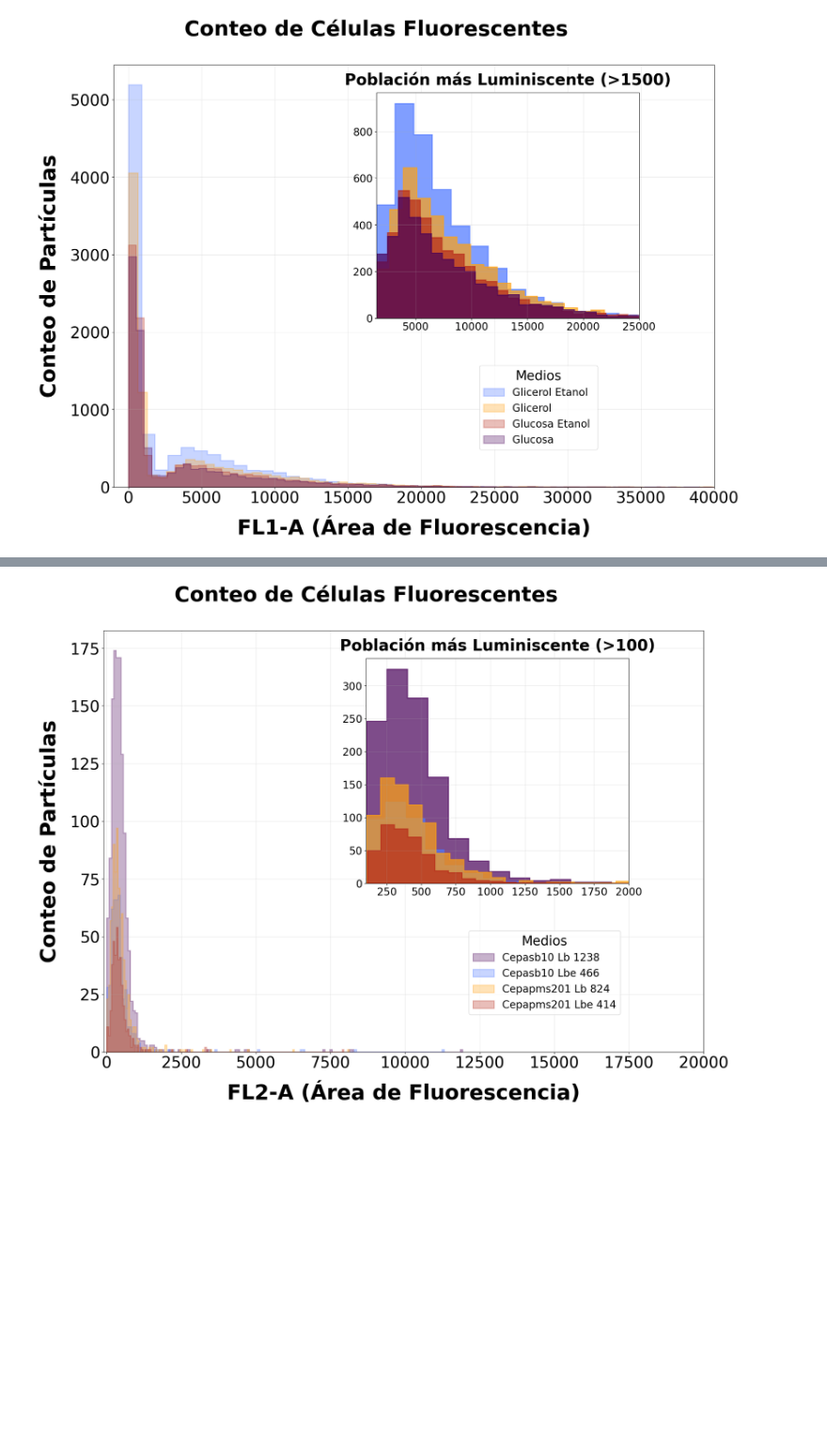
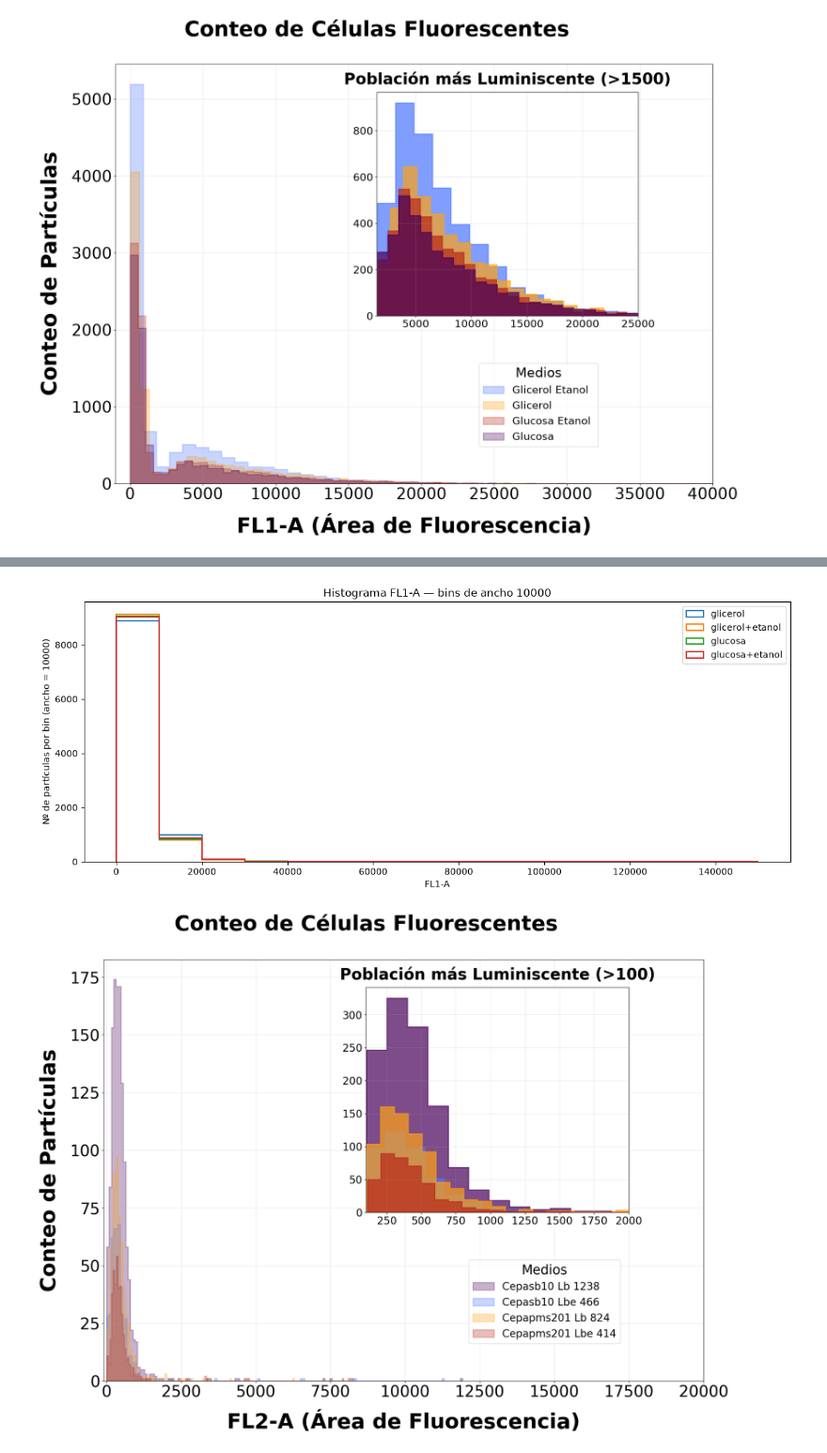
Before and after one commit to ValentinaBustos2025/Proyecto-Experimental, a Jupyter notebook: Datos/cargaDeDatoYPlot copy.ipynb, the cells around one changed output, grey strips where cells are left out. Shown at 94% size. Saved outputs shown, nothing was run; the diff lists cells and outputs as text; code cells hidden in the pictures; blank space fills up the shorter version.

```diff
--- a/Datos/cargaDeDatoYPlot copy.ipynb
+++ b/Datos/cargaDeDatoYPlot copy.ipynb
@@ -202,3 +241,49 @@ grafica_histograma(datos_muestras, "DatosControl")
+# %%
+# --- 1. Cargar (cada variable = tupla de 14 listas) ---
+glicerol        = cargar_datos_csv_listas('Citometro/Erol.csv')
+glicerol_etanol = cargar_datos_csv_listas('Citometro/Erolol.csv')
+glucosa         = cargar_datos_csv_listas('Citometro/Osa.csv')
+glucosa_etanol  = cargar_datos_csv_listas('Citometro/Osaol.csv')
+
+# --- 2. Columna FL1_A completa (índice 2) ---
+fl1_glicerol        = glicerol[2]
+fl1_glicerol_etanol = glicerol_etanol[2]
+fl1_glucosa         = glucosa[2]
+fl1_glucosa_etanol  = glucosa_etanol[2]
+
+# --- 3. Bins de ANCHO FIJO = 100, alineados a múltiplos de 100 ---
+todos = np.concatenate([fl1_glicerol, fl1_glicerol_etanol,
+                        fl1_glucosa,  fl1_glucosa_etanol])
+
+ANCHO = 10000
+inicio = int(np.floor(todos.min() / ANCHO) * ANCHO)   # p.ej. 0 si min es 37
+fin    = int(np.ceil(todos.max()  / ANCHO) * ANCHO) + ANCHO
+
+bins    = np.arange(inicio, fin + ANCHO, ANCHO)       # ¡ancho exacto = 100!
+centros = (bins[:-1] + bins[1:]) / 2
+
+
+# --- 4. Conteo de partículas por bin ---
+h_glicerol,        _ = np.histogram(fl1_glicerol,        bins=bins)
+h_glicerol_etanol, _ = np.histogram(fl1_glicerol_etanol, bins=bins)
+h_glucosa,         _ = np.histogram(fl1_glucosa,         bins=bins)
+h_glucosa_etanol,  _ = np.histogram(fl1_glucosa_etanol,  bins=bins)
+
+# --- 5. Graficar ---
+plt.figure(figsize=(12, 5))
+plt.hist(fl1_glicerol,        bins=bins, histtype='step', linewidth=1.5, label='glicerol',        color='tab:blue')
+plt.hist(fl1_glicerol_etanol, bins=bins, histtype='step', linewidth=1.5, label='glicerol+etanol', color='tab:orange')
+plt.hist(fl1_glucosa,         bins=bins, histtype='step', linewidth=1.5, label='glucosa',         color='tab:green')
+plt.hist(fl1_glucosa_etanol,  bins=bins, histtype='step', linewidth=1.5, label='glucosa+etanol',  color='tab:red')
+
+plt.xlabel('FL1-A')
+plt.ylabel(f'Nº de partículas por bin (ancho = {ANCHO})')
+plt.title(f'Histograma FL1-A — bins de ancho {ANCHO}')
+plt.legend()
+plt.tight_layout()
+plt.show()
+# %% [output]
+[figure, added]
 # %%
 cepaSB10_LB_toma1 = cargar_datos_csv_listas('Citometro 2/AAA2.csv')
 cepapMS201_LB_toma1 = cargar_datos_csv_listas('Citometro 2/AAA3.csv')
```
Also changed, not shown: parts of 2 cells of this notebook, 4 other files.
